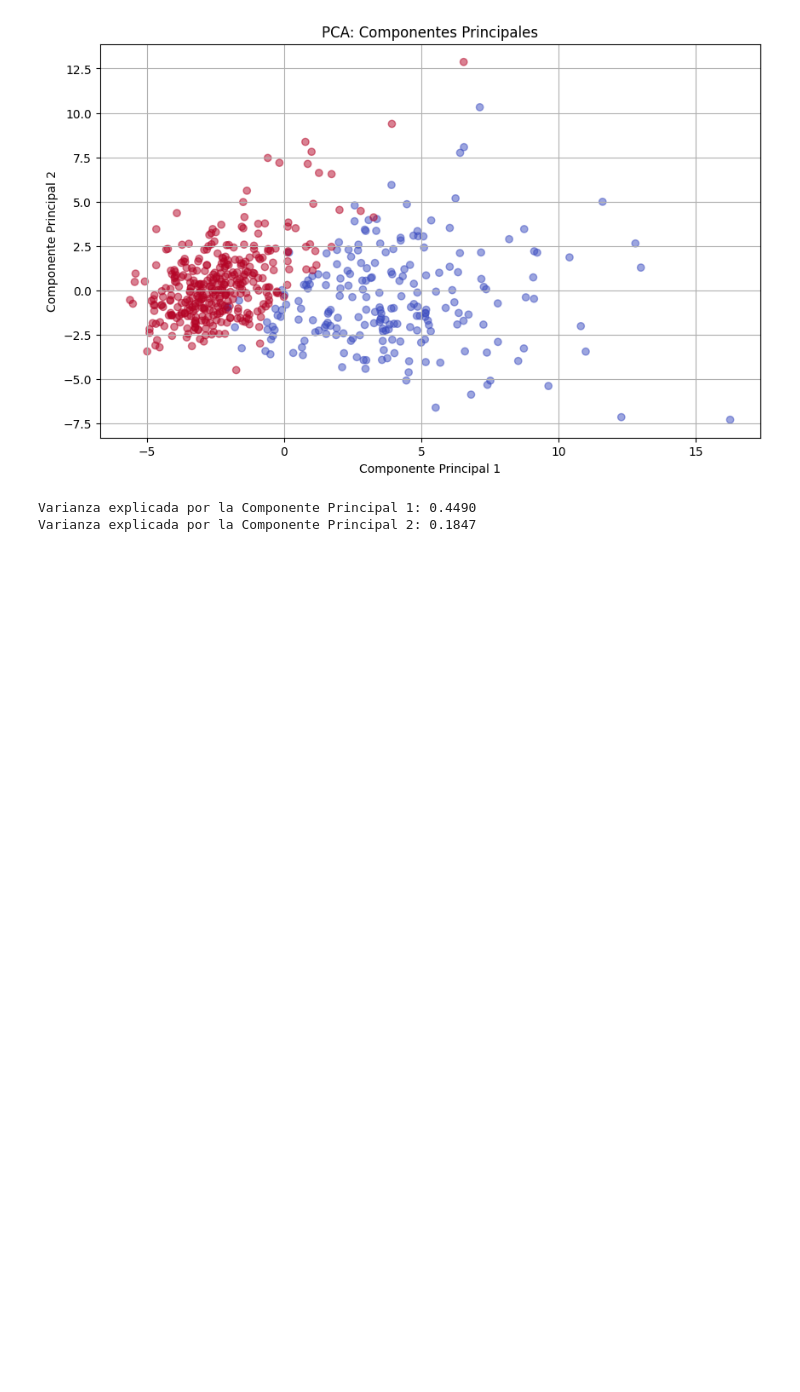
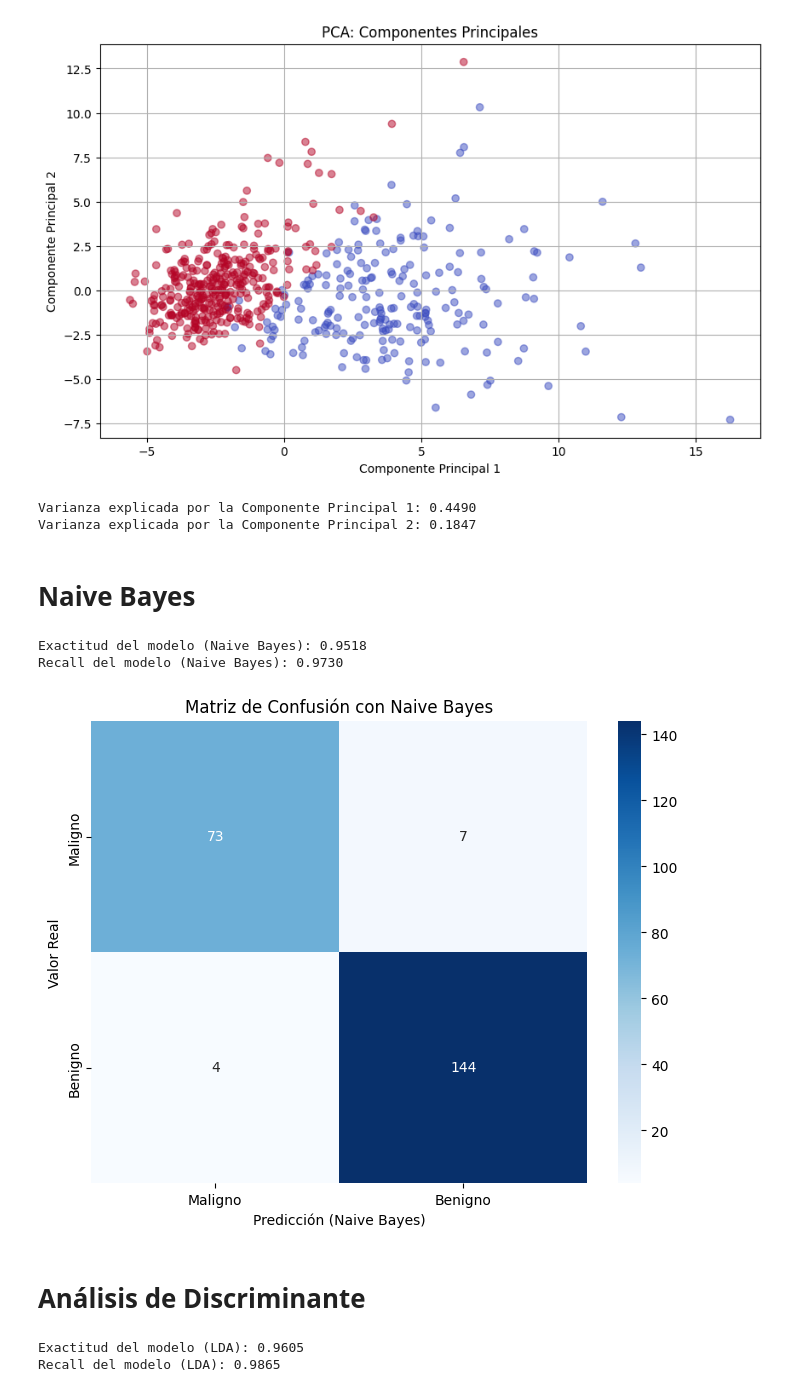
Before and after one commit to gabalvarezmc/MachineLearning_T3, a Jupyter notebook: TAREA3_cancer.ipynb, the cells around one changed output. Drawn from its saved outputs; the diff is of its cells as text; code cells hidden in the pictures; blank space fills up the shorter version.

Commit message:
added Análisis discriminante y Naive Bayes

```diff
--- a/TAREA3_cancer.ipynb
+++ b/TAREA3_cancer.ipynb
@@ -271,3 +297,53 @@ print(f"Varianza explicada por la Componente Principal 2: {explained_variance[1]
 # %% [output]
 Varianza explicada por la Componente Principal 1: 0.4490
 Varianza explicada por la Componente Principal 2: 0.1847
+# %% [markdown]
+# Naive Bayes
+# %%
+# Entrenar un modelo de Naive Bayes
+model = GaussianNB()
+model.fit(X_train, y_train)
+
+# Hacer predicciones
+y_pred = model.predict(X_test)
+
+# Calcular la precisión (accuracy) y el recall
+accuracy_cancer_nb = accuracy_score(y_test, y_pred)
+recall_cancer_nb = recall_score(y_test, y_pred)
+
+print(f"Exactitud del modelo (Naive Bayes): {accuracy_cancer_nb:.4f}")
+print(f"Recall del modelo (Naive Bayes): {recall_cancer_nb:.4f}")
+# %% [output]
+Exactitud del modelo (Naive Bayes): 0.9518
+Recall del modelo (Naive Bayes): 0.9730
+# %%
+# Calcular la matriz de confusión
+conf_matrix_cancer_nb = confusion_matrix(y_test, y_pred)
+
+# Graficar la matriz de confusión
+plt.figure(figsize=(8,6))
+sns.heatmap(conf_matrix_cancer_nb, annot=True, fmt='d', cmap='Blues', xticklabels=['Maligno', 'Benigno'], yticklabels=['Maligno', 'Benigno'])
+plt.ylabel('Valor Real')
+plt.xlabel('Predicción (Naive Bayes)')
+plt.title('Matriz de Confusión con Naive Bayes')
+plt.show()
+# %% [output]
+[figure, added]
+# %% [markdown]
+# Análisis de Discriminante
+# %%
+model = LinearDiscriminantAnalysis()
+model.fit(X_train, y_train)
+
+# Hacer predicciones
+y_pred = model.predict(X_test)
+
+# Calcular la precisión (accuracy) y el recall
+accuracy_cancer_lda = accuracy_score(y_test, y_pred)
+recall_cancer_lda = recall_score(y_test, y_pred)
+
+print(f"Exactitud del modelo (LDA): {accuracy_cancer_lda:.4f}")
+print(f"Recall del modelo (LDA): {recall_cancer_lda:.4f}")
+# %% [output]
+Exactitud del modelo (LDA): 0.9605
+Recall del modelo (LDA): 0.9865
```
Also changed, not shown: parts of 9 cells of this notebook.
